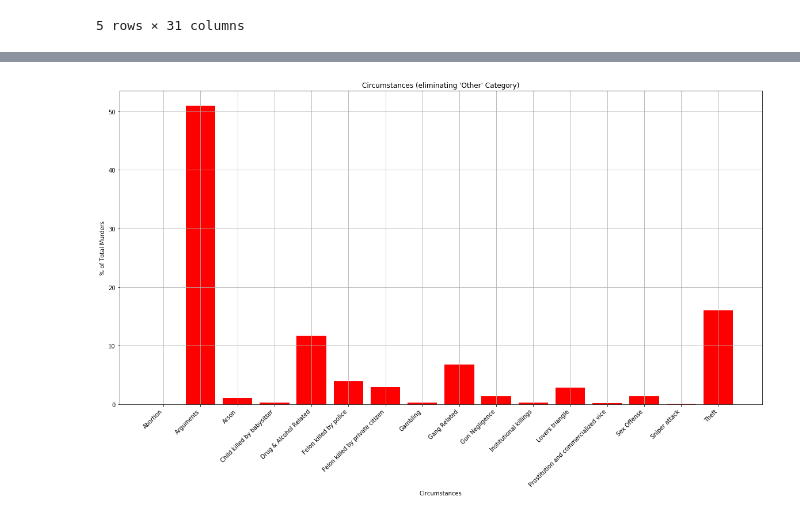
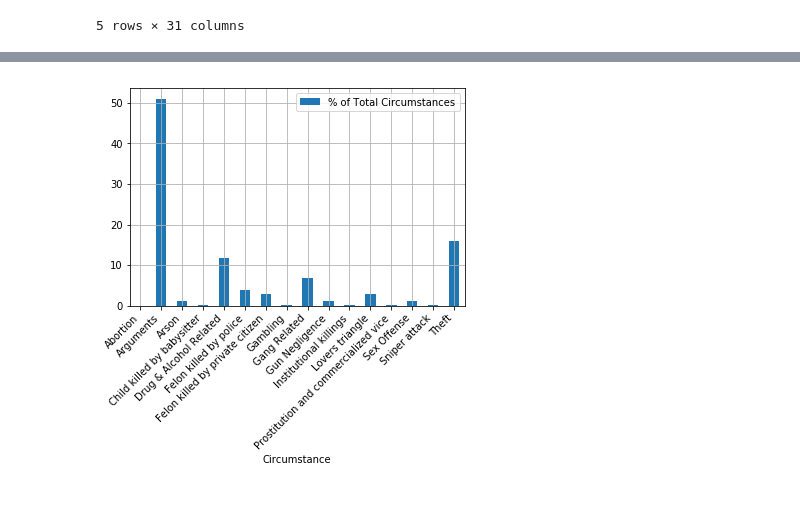
Before and after one commit to sparking29/Murder_Analysis, a Jupyter notebook: murder-analysis.ipynb, the cells around one changed output, grey strips where cells are left out. Cells and saved outputs as stored; diff of their text form; code cells hidden in the pictures.

```diff
--- a/murder-analysis.ipynb
+++ b/murder-analysis.ipynb
@@ -182,4 +121,8 @@ plt.bar(Relationships, percent_circs, color=colors, align="center")
 # %%
 circumstance_df = murder_df.groupby(['Circumstance']).size().reset_index(name='total by circ')
+circumstance_df = circumstance_df.drop([12], axis=0)
+total_circs = circumstance_df["total by circ"].sum()
+circumstance_percentage = circumstance_df["total by circ"]/total_circs*100
+circumstance_df["% of Total Circumstances"] = circumstance_percentage
 circumstance_df
 # %% [output]
@@ -253,14 +146,8 @@ circumstance_update
-# %%
-Circumstance = circumstance_update.Circumstance
-circ_percent = circumstance_update["% of Total Circumstances"]
-
-plt.figure(figsize = (20,10))
-plt.title("Circumstances (eliminating 'Other' Category)")
-plt.xlabel("Circumstances")
-plt.ylabel("% of Total Murders")
-plt.xticks(rotation=45, ha="right")
-plt.bar(Circumstance, circ_percent, color="r", align="center")
-plt.grid()
-# %% [output]
-[figure, removed]
+# %%
+Circumstance = circumstance_df.index
+circumstance_df.plot.bar('Circumstance','% of Total Circumstances')
+plt.xticks(rotation=45, ha="right")
+plt.grid()
+# %% [output]
+[figure, added]
 # %%
```
Also changed, not shown: parts of 17 cells of this notebook.
